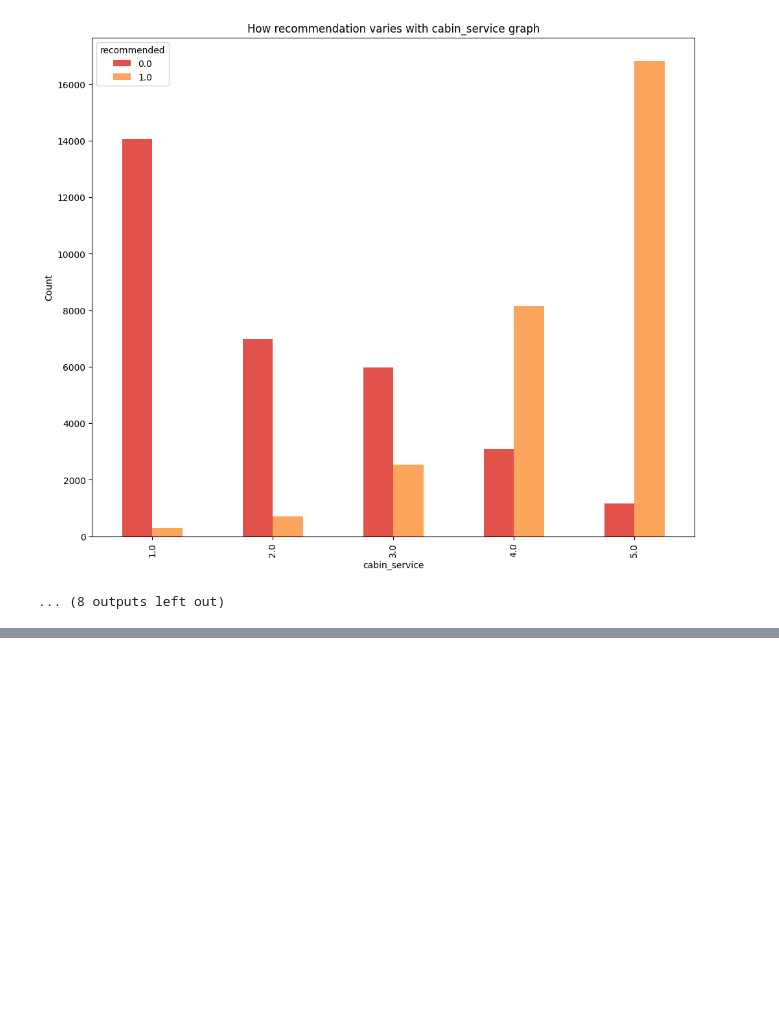
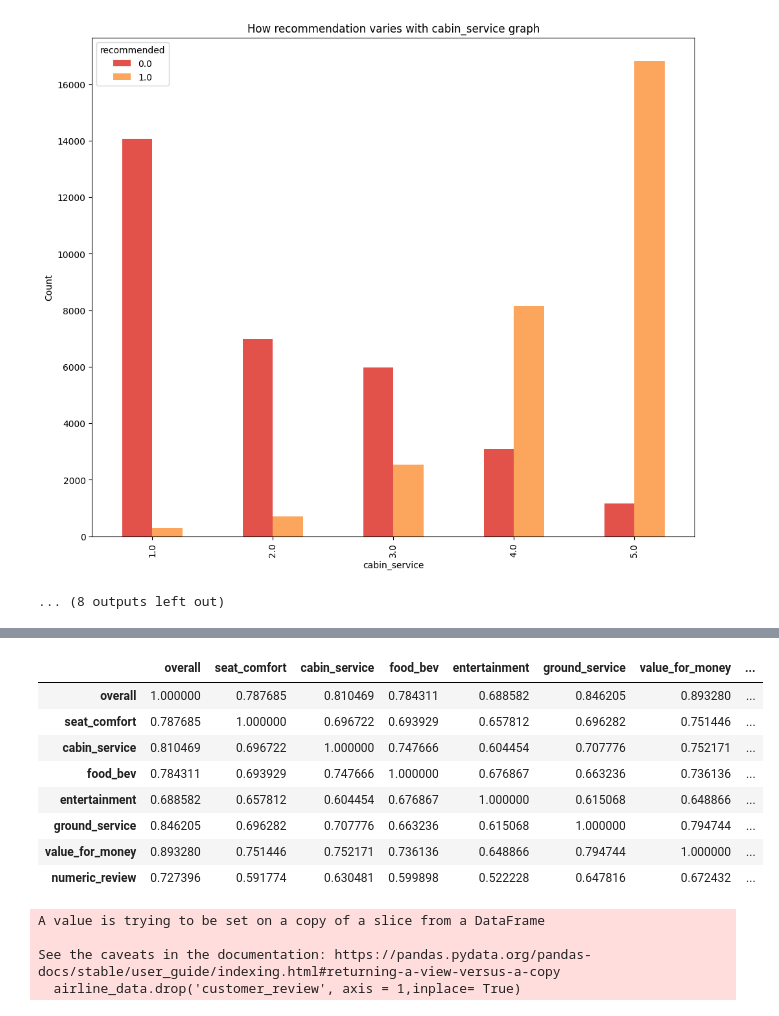
Before and after one commit to Tilak46-R/Airline-Referral-capstone-project-Classification, a Jupyter notebook: Airline_Referral_capstone_project_Classification.ipynb, the cells around one changed output, grey strips where cells are left out. Drawn from its saved outputs; the diff is of its cells as text; code cells hidden in the pictures; blank space fills up the shorter version.

```diff
--- a/Airline_Referral_capstone_project_Classification.ipynb
+++ b/Airline_Referral_capstone_project_Classification.ipynb
@@ -535,0 +583,2 @@ cabin_service
+# %%
+airline_data.drop(['author','aircraft','review_date','route','Month'],axis=1,inplace=True)
@@ -535,0 +608,2 @@ cabin_service
+# %%
+airline_data = airline_data[airline_data['recommended'].notna()]
@@ -535,0 +649,11 @@ cabin_service
+# %%
+def sentiment_scores(sentence):
+
+
+  side_object = SentimentIntensityAnalyzer()
+
+  sentiment_dict = side_object.polarity_scores(sentence)
+
+  return sentiment_dict['compound']
+# %%
+airline_data['numeric_review']= airline_data['customer_review'].apply(sentiment_scores)
@@ -535,0 +700,20 @@ cabin_service
+# %%
+corr = airline_data.corr()
+corr.style.background_gradient(cmap='Spectral')
+# %% [output]
+|  | overall | seat_comfort | cabin_service | food_bev | entertainment | ground_service | value_for_money | ... |
+| overall | 1.000000 | 0.787685 | 0.810469 | 0.784311 | 0.688582 | 0.846205 | 0.893280 | ... |
+| seat_comfort | 0.787685 | 1.000000 | 0.696722 | 0.693929 | 0.657812 | 0.696282 | 0.751446 | ... |
+| cabin_service | 0.810469 | 0.696722 | 1.000000 | 0.747666 | 0.604454 | 0.707776 | 0.752171 | ... |
+| food_bev | 0.784311 | 0.693929 | 0.747666 | 1.000000 | 0.676867 | 0.663236 | 0.736136 | ... |
+| entertainment | 0.688582 | 0.657812 | 0.604454 | 0.676867 | 1.000000 | 0.615068 | 0.648866 | ... |
+| ground_service | 0.846205 | 0.696282 | 0.707776 | 0.663236 | 0.615068 | 1.000000 | 0.794744 | ... |
+| value_for_money | 0.893280 | 0.751446 | 0.752171 | 0.736136 | 0.648866 | 0.794744 | 1.000000 | ... |
+| numeric_review | 0.727396 | 0.591774 | 0.630481 | 0.599898 | 0.522228 | 0.647816 | 0.672432 | ... |
+# %%
+airline_data.drop('customer_review', axis = 1,inplace= True)
+# %% [output]
+A value is trying to be set on a copy of a slice from a DataFrame
+
+See the caveats in the documentation: https://pandas.pydata.org/pandas-docs/stable/user_guide/indexing.html#returning-a-view-versus-a-copy
+  airline_data.drop('customer_review', axis = 1,inplace= True)
```
Also changed, not shown: parts of 31 cells of this notebook.
